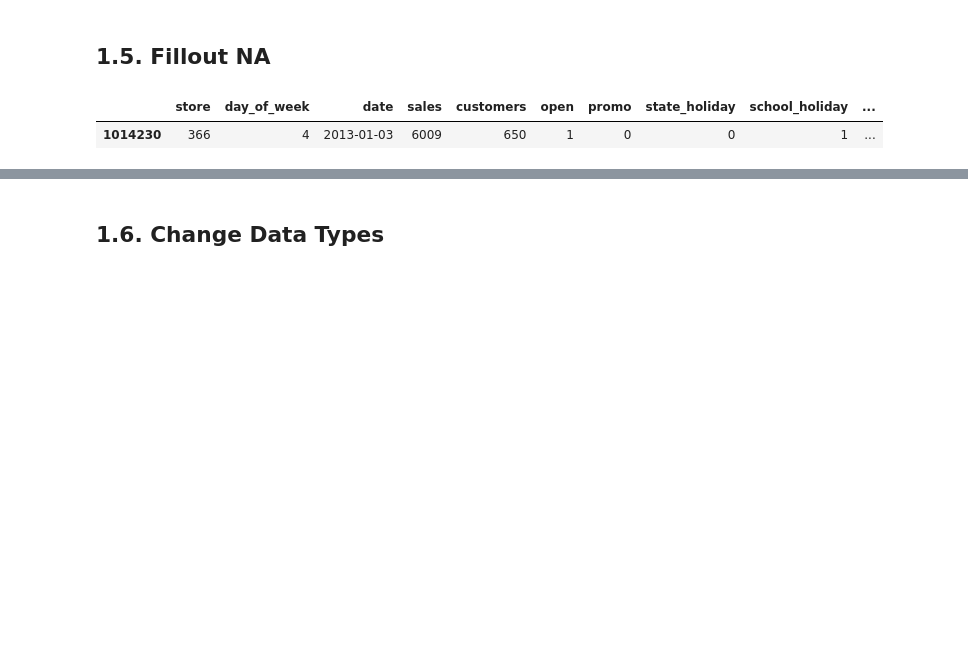
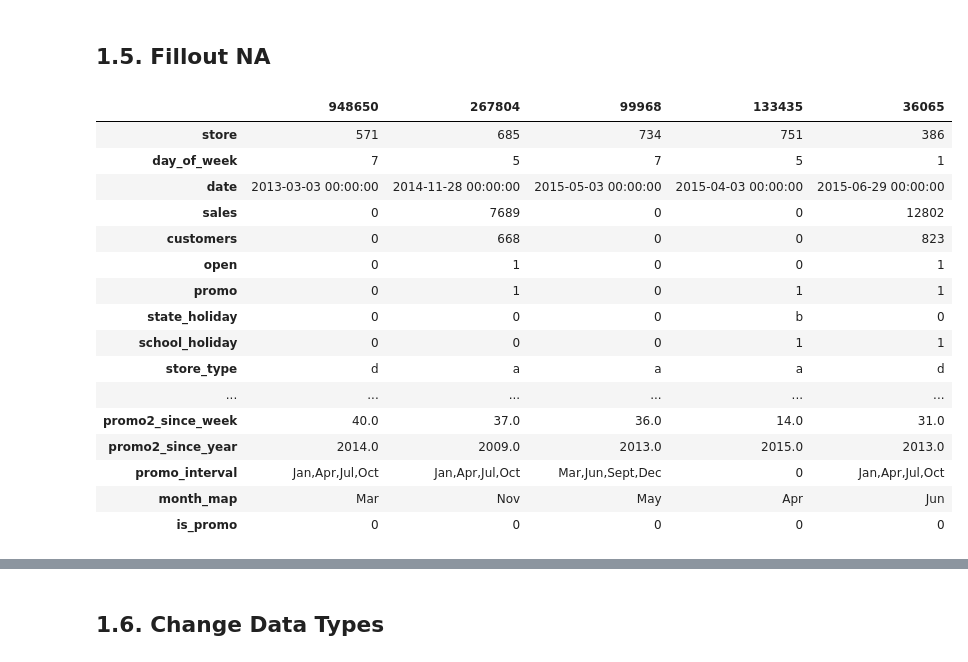
Before and after one commit to GuilhermeMarquesss/DataScience_Em_Producao, a Jupyter notebook: Notebook.ipynb, the cells around one changed output, grey strips where cells are left out. Saved outputs shown, nothing was run; the diff lists cells and outputs as text; code cells hidden in the pictures; blank space fills up the shorter version.

```diff
--- a/Notebook.ipynb
+++ b/Notebook.ipynb
@@ -211,5 +266,20 @@ dtype: int64
 # %%
-df1.sample()
+df1.sample(5).T
 # %% [output]
-|  | store | day_of_week | date | sales | customers | open | promo | state_holiday | school_holiday | ... |
-| 1014230 | 366 | 4 | 2013-01-03 | 6009 | 650 | 1 | 0 | 0 | 1 | ... |
+|  | 948650 | 267804 | 99968 | 133435 | 36065 |
+| store | 571 | 685 | 734 | 751 | 386 |
+| day_of_week | 7 | 5 | 7 | 5 | 1 |
+| date | 2013-03-03 00:00:00 | 2014-11-28 00:00:00 | 2015-05-03 00:00:00 | 2015-04-03 00:00:00 | 2015-06-29 00:00:00 |
+| sales | 0 | 7689 | 0 | 0 | 12802 |
+| customers | 0 | 668 | 0 | 0 | 823 |
+| open | 0 | 1 | 0 | 0 | 1 |
+| promo | 0 | 1 | 0 | 1 | 1 |
+| state_holiday | 0 | 0 | 0 | b | 0 |
+| school_holiday | 0 | 0 | 0 | 1 | 1 |
+| store_type | d | a | a | a | d |
+| ... | ... | ... | ... | ... | ... |
+| promo2_since_week | 40.0 | 37.0 | 36.0 | 14.0 | 31.0 |
+| promo2_since_year | 2014.0 | 2009.0 | 2013.0 | 2015.0 | 2013.0 |
+| promo_interval | Jan,Apr,Jul,Oct | Jan,Apr,Jul,Oct | Mar,Jun,Sept,Dec | 0 | Jan,Apr,Jul,Oct |
+| month_map | Mar | Nov | May | Apr | Jun |
+| is_promo | 0 | 0 | 0 | 0 | 0 |
```
Also changed, not shown: parts of 107 cells of this notebook, 6 other files.
